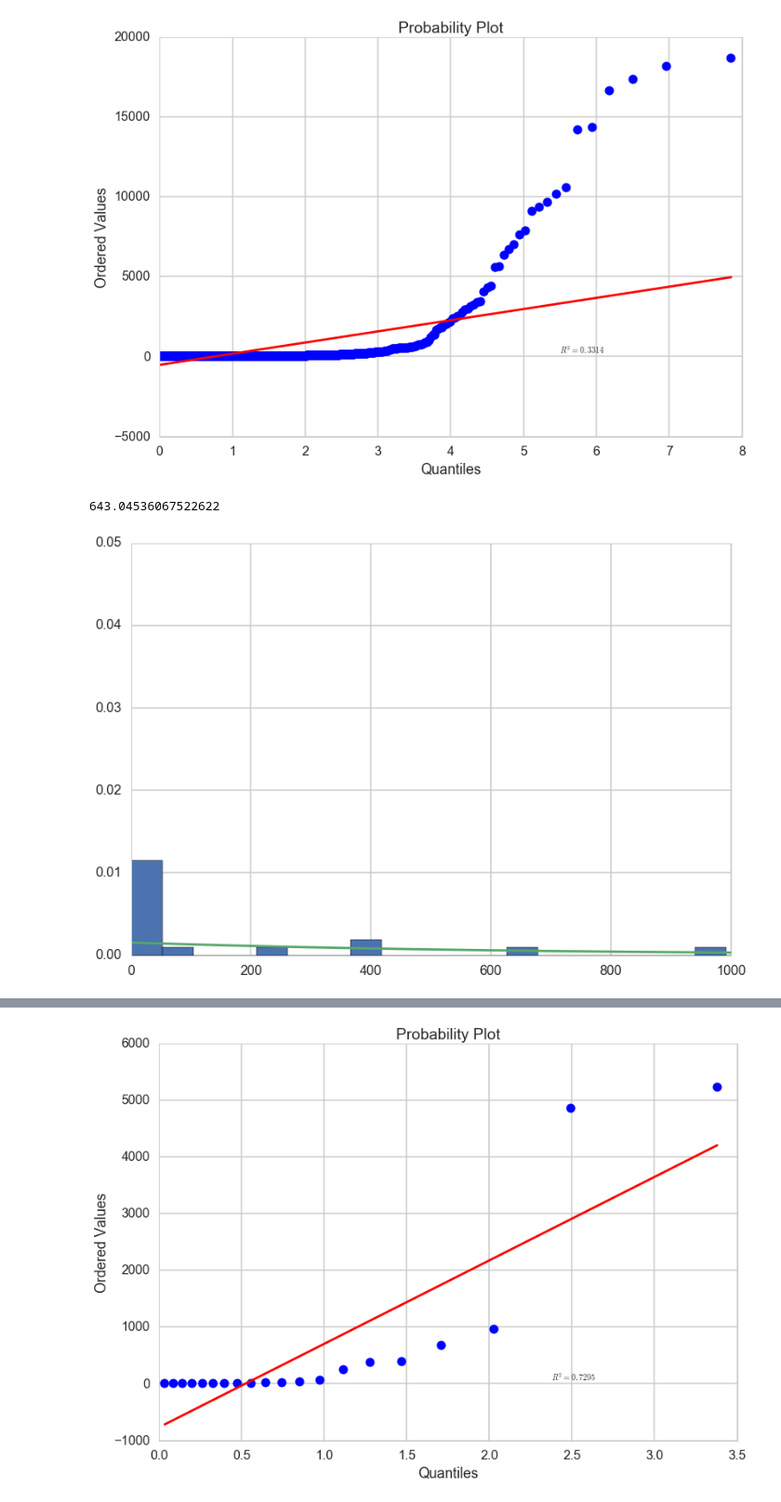
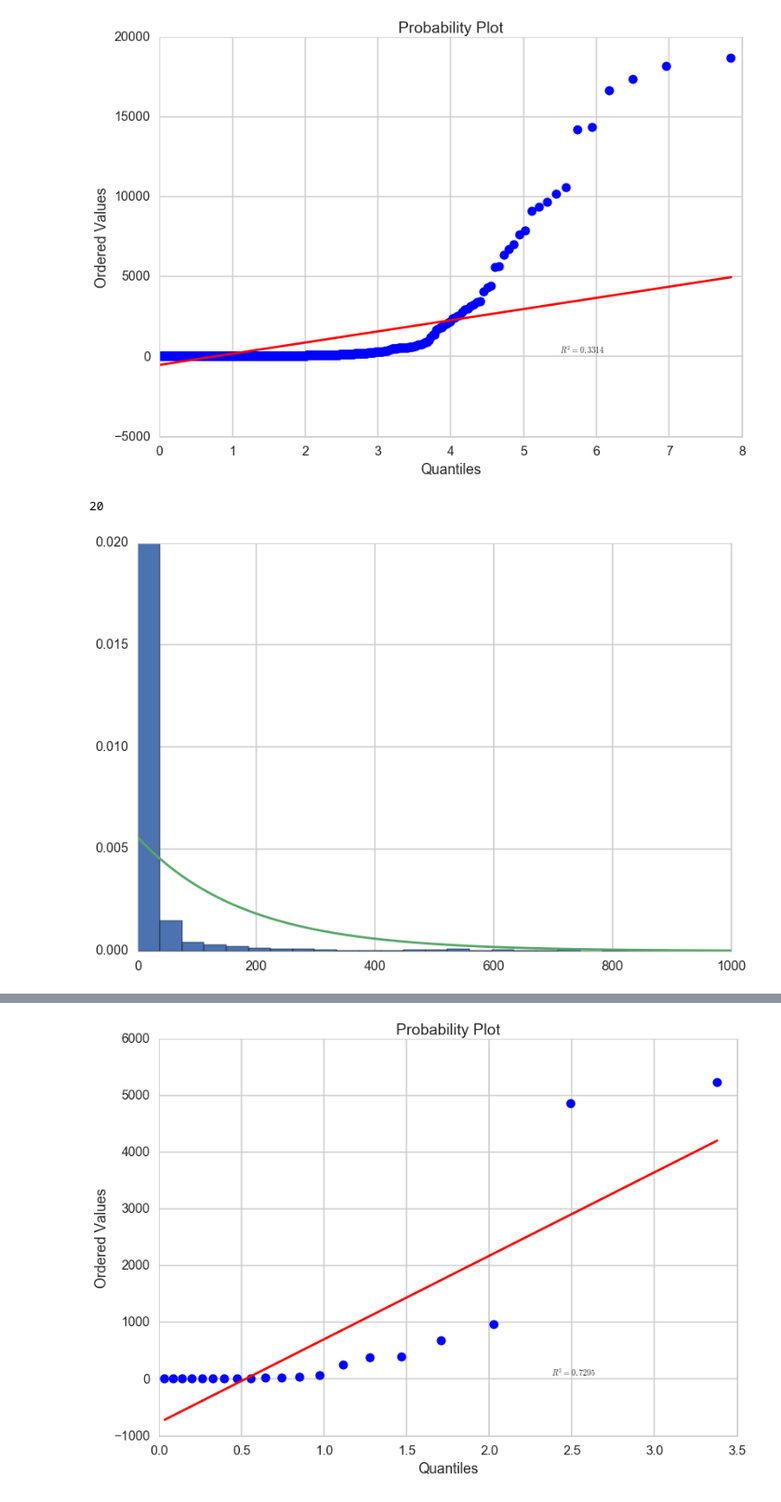
Before and after one commit to tperol/earthquake-clusters, a Jupyter notebook: explore_data_eric.ipynb, the cells around one changed output, grey strips where cells are left out. Shown at 93% size. Drawn from its saved outputs; the diff is of its cells as text; code cells hidden in the pictures.

```diff
--- a/explore_data_eric.ipynb
+++ b/explore_data_eric.ipynb
@@ -62,7 +62,7 @@ def find_regions(df):
     pairs = []
     for lats in lat_pairs:
         for longs in long_pairs:
-            pair = lats, longs
+            pair = longs, lats
             pairs.append(pair)
     return(long, lat, pairs)
 # %%
@@ -281,10 +281,11 @@ plt.show()
 # %%
 since_1980_df_subset = since_1980_df[(since_1980_df.region==((-98.0, -97.5), (35.5, 36.0))) & (since_1980_df.prefmag>=3)]
 deltas2 = get_hours_between(since_1980_df_subset)
-coordinates = fit_expo(deltas, bins=100, ymax=0.05, xmax=1000)
+coordinates = fit_expo(deltas, bins=500, ymax=0.02, xmax=1000)
 coordinates
+len(deltas2)
 # %% [output]
-643.04536067522622
+20
-[figure, old version]
+[figure, new version]
 # %%
 import statsmodels.api as sm
```
Also changed, not shown: parts of 4 cells of this notebook.
